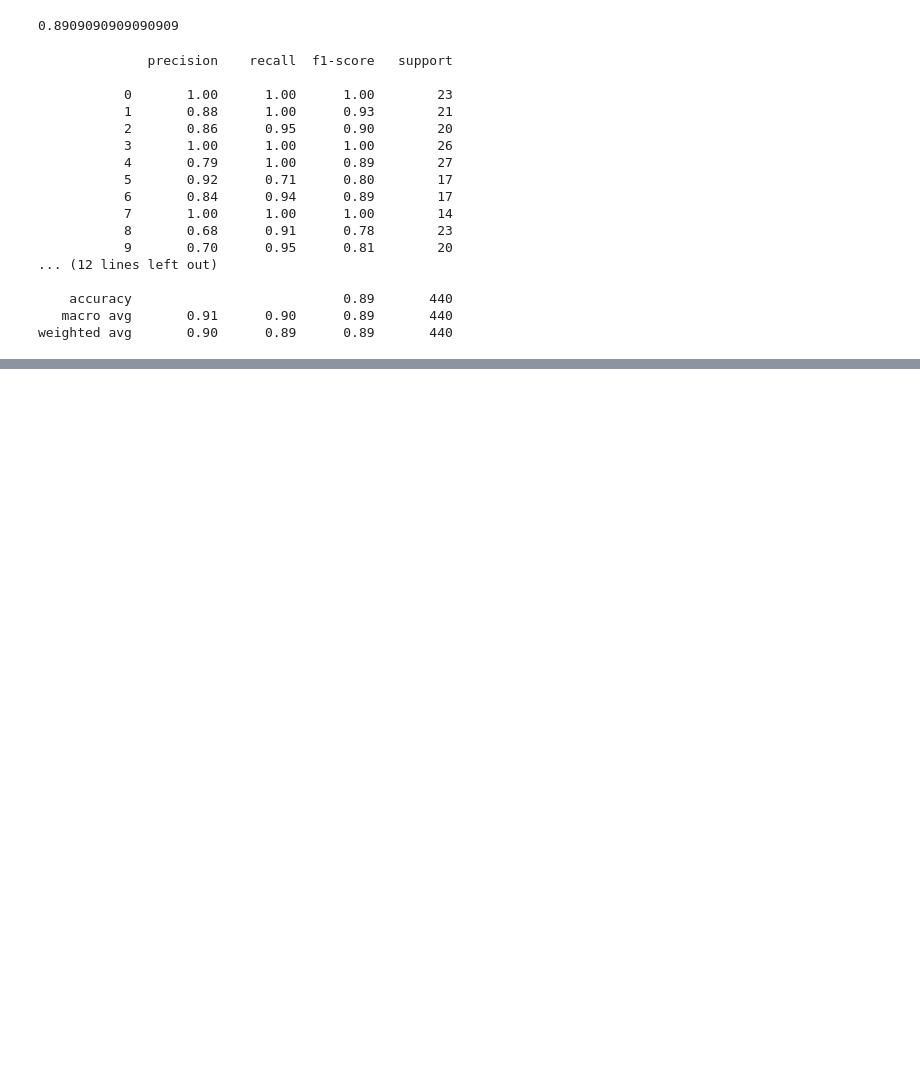
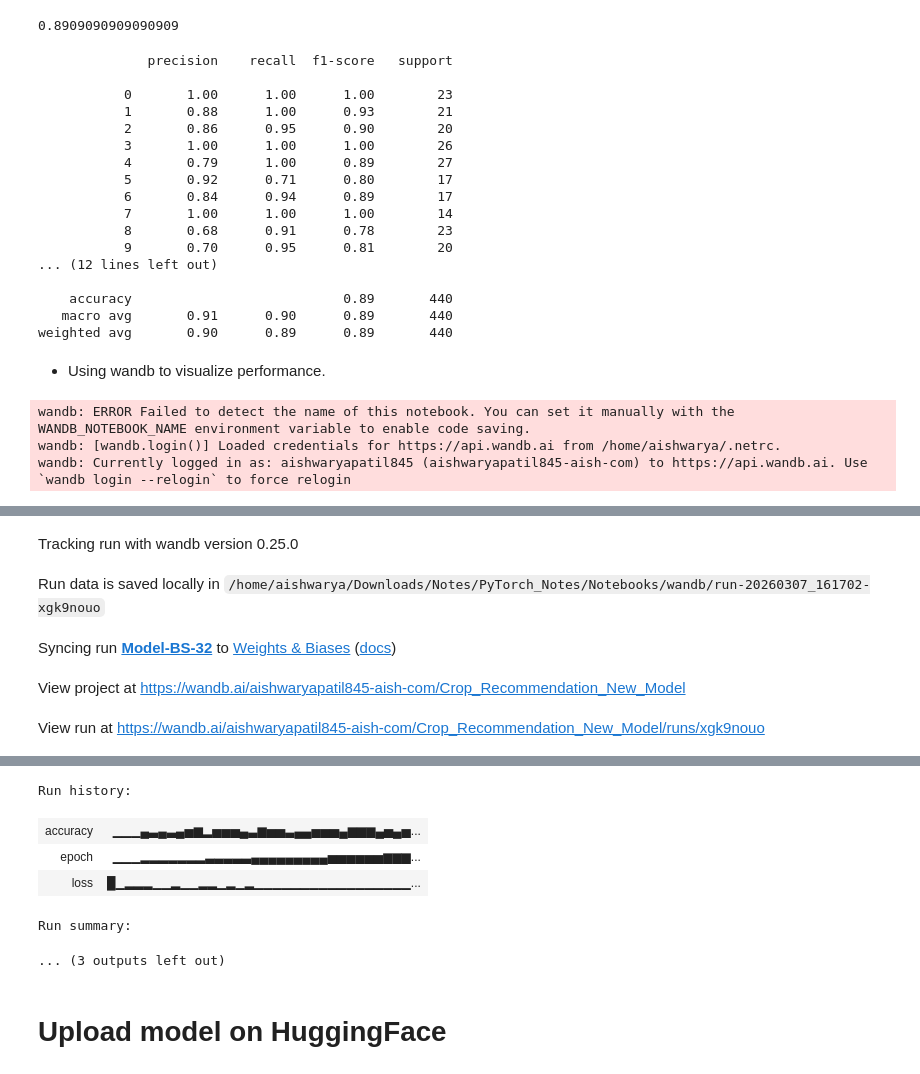
Before and after one commit to Aishwarya240/Pytorch_Notes, a Jupyter notebook: Notebooks/Batchdataset.ipynb, the cells around one changed output, grey strips where cells are left out. Drawn from its saved outputs; the diff is of its cells as text; code cells hidden in the pictures; blank space fills up the shorter version.

Commit message:
updated crop recommendation model

```diff
--- a/Notebooks/Batchdataset.ipynb
+++ b/Notebooks/Batchdataset.ipynb
@@ -443,3 +443,63 @@ print(classification_report(y_test, y_pred))
     accuracy                           0.89       440
    macro avg       0.91      0.90      0.89       440
 weighted avg       0.90      0.89      0.89       440
+# %% [markdown]
+- Using wandb to visualize performance.
+# %%
+model = CropModel()
+optimizer = torch.optim.Adam(model.parameters(), lr=0.001)
+# %%
+import wandb
+from sklearn.metrics import accuracy_score
+
+def init_wandb(batch_size):
+    # Returning the run object so its accessible
+    return wandb.init(
+        entity="aishwaryapatil845-aish-com",
+        project="Crop_Recommendation_New_Model",
+        name=f"Model-BS-{batch_size}",
+        config={
+            "learning_rate": 0.001,
+            "architecture": "FNN",
+            "dataset": "crop_recommendation",
+            "epochs": 501,
+        }
+    )
+
+# Initialize the run
+run = init_wandb(batch_size=32)
+epochs = 501
+
+for epoch in range(epochs):
+    model.train()
+    total_loss = 0
+
+    for batch_X, batch_y in train_batch:
+        # Standard Training Step
+        out = model(batch_X)
+        loss = loss_function(out, batch_y)
+
+        optimizer.zero_grad()
+        loss.backward()
+        optimizer.step()
+
+        total_loss += loss.item()
+
+        # Evaluation
+        model.eval()
+        with torch.no_grad():
+            y_pred = model(X_test).argmax(dim=1)
+            acc = accuracy_score(y_test.cpu(), y_pred.cpu())
+
+            # Log metrics once per epoch
+        avg_loss = total_loss / len(train_batch)
+        if epoch % 10 == 0:
+            print(f"Epoch: {epoch} | Loss: {avg_loss:.4f} | Accuracy: {acc:.4f}")
+            run.log({"loss": avg_loss, "accuracy": acc, "epoch": epoch})
+
+#Close the W&B run
+run.finish()
+# %% [output]
+wandb: ERROR Failed to detect the name of this notebook. You can set it manually with the WANDB_NOTEBOOK_NAME environment variable to enable code saving.
+wandb: [wandb.login()] Loaded credentials for https://api.wandb.ai from /home/aishwarya/.netrc.
+wandb: Currently logged in as: aishwaryapatil845 (aishwaryapatil845-aish-com) to https://api.wandb.ai. Use `wandb login --relogin` to force relogin
@@ -445,0 +507,5 @@ weighted avg       0.90      0.89      0.89       440
+Tracking run with wandb version 0.25.0
+Run data is saved locally in /home/aishwarya/Downloads/Notes/PyTorch_Notes/Notebooks/wandb/run-20260307_161702-xgk9nouo
+Syncing run Model-BS-32 to Weights & Biases (docs)
+View project at https://wandb.ai/aishwaryapatil845-aish-com/Crop_Recommendation_New_Model
+View run at https://wandb.ai/aishwaryapatil845-aish-com/Crop_Recommendation_New_Model/runs/xgk9nouo
@@ -445,0 +530,8 @@ weighted avg       0.90      0.89      0.89       440
+Run history:
+| accuracy | ▁▁▁▄▃▄▃▄▅▆▂▅▅▅▄▃▆▅▅▃▄▄▅▅▅▄▆▆▆▄▅▄▅... |
+| epoch | ▁▁▁▂▂▂▂▂▂▂▃▃▃▃▃▄▄▄▄▄▄▄▄▄▅▅▅▅▅▅▆▆▆... |
+| loss | █▁▂▂▂▁▁▂▁▁▂▂▁▂▁▂▁▁▁▁▁▁▁▁▁▁▁▁▁▁▁▁▁... |
+Run summary:
+... (3 outputs left out)
+# %% [markdown]
+# Upload model on HuggingFace
```
Also changed, not shown: parts of 11 cells of this notebook, 12 other files.
